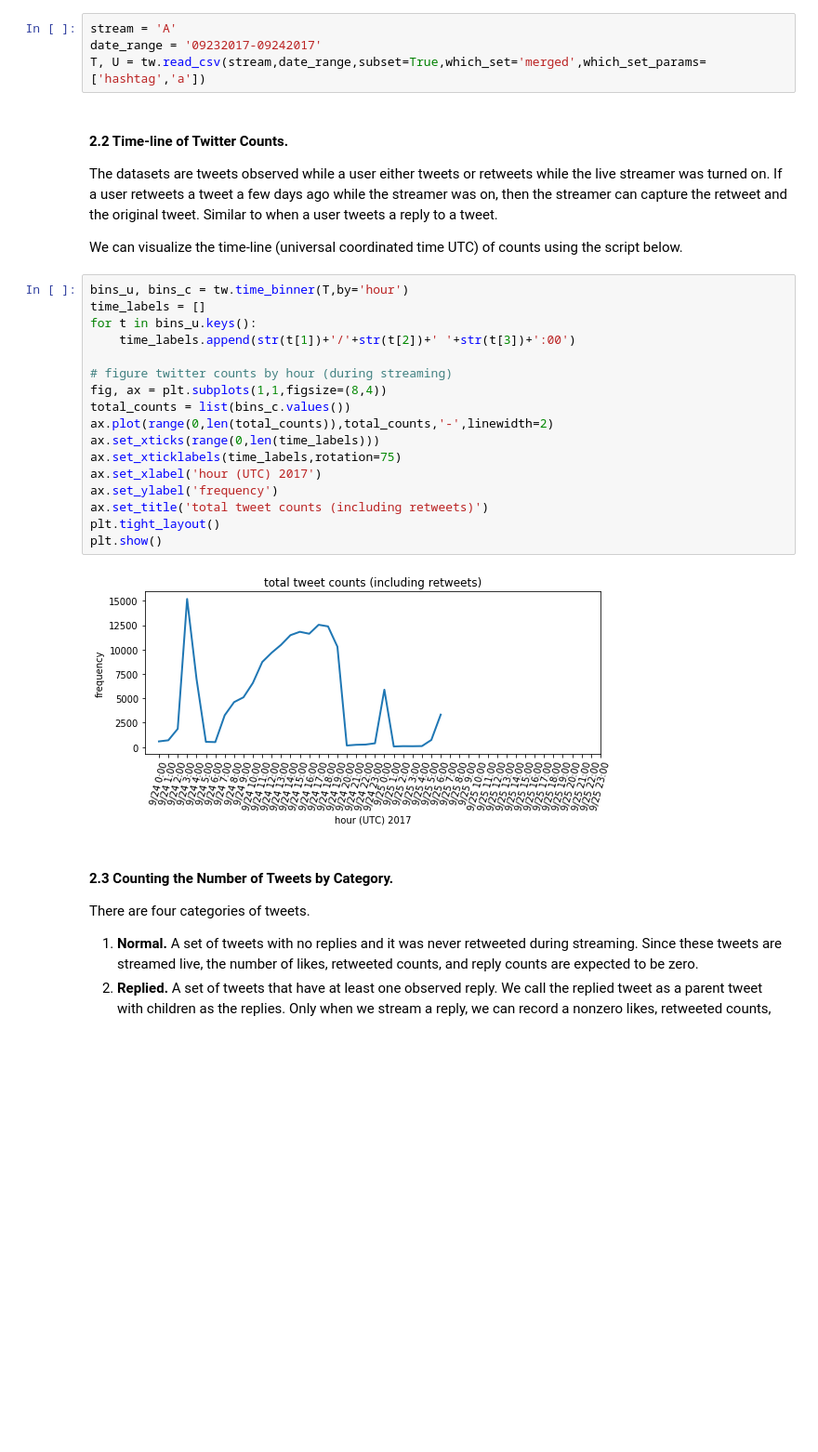
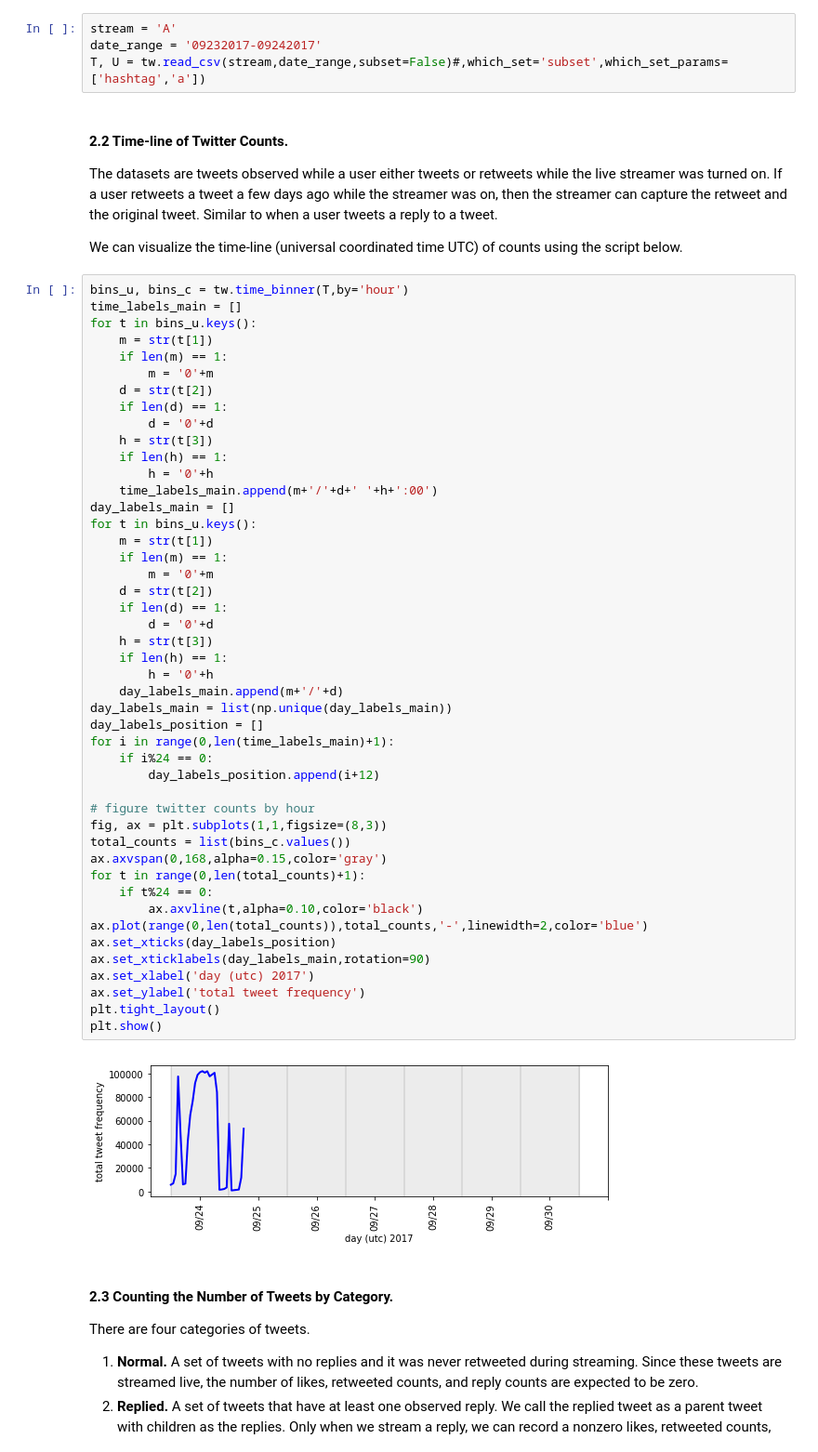
Before and after one commit to stressosaurus/raw-data-twitter-tweets-stream, a Jupyter notebook: INSTRUCTIONS.ipynb, the cells around one changed output. Shown: that part at 93% size. Saved outputs shown, nothing was run; the diff lists cells and outputs as text; blank space fills up the shorter version.

```diff
--- a/INSTRUCTIONS.ipynb
+++ b/INSTRUCTIONS.ipynb
@@ -96,7 +88,7 @@ As an example, we use the subset tweets taken from 09/23/2017-09/24/2017 (PST) [
 # %%
 stream = 'A'
 date_range = '09232017-09242017'
-T, U = tw.read_csv(stream,date_range,subset=True,which_set='merged',which_set_params=['hashtag','a'])
+T, U = tw.read_csv(stream,date_range,subset=False)#,which_set='subset',which_set_params=['hashtag','a'])
 # %% [markdown]
 #### 2.2 Time-line of Twitter Counts.
 
@@ -105,23 +97,52 @@ The datasets are tweets observed while a user either tweets or retweets while th
 We can visualize the time-line (universal coordinated time UTC) of counts using the script below.
 # %%
 bins_u, bins_c = tw.time_binner(T,by='hour')
-time_labels = []
+time_labels_main = []
 for t in bins_u.keys():
-    time_labels.append(str(t[1])+'/'+str(t[2])+' '+str(t[3])+':00')
+    m = str(t[1])
+    if len(m) == 1:
+        m = '0'+m
+    d = str(t[2])
+    if len(d) == 1:
+        d = '0'+d
+    h = str(t[3])
+    if len(h) == 1:
+        h = '0'+h
+    time_labels_main.append(m+'/'+d+' '+h+':00')
+day_labels_main = []
+for t in bins_u.keys():
+    m = str(t[1])
+    if len(m) == 1:
+        m = '0'+m
+    d = str(t[2])
+    if len(d) == 1:
+        d = '0'+d
+    h = str(t[3])
+    if len(h) == 1:
+        h = '0'+h
+    day_labels_main.append(m+'/'+d)
+day_labels_main = list(np.unique(day_labels_main))
+day_labels_position = []
+for i in range(0,len(time_labels_main)+1):
+    if i%24 == 0:
+        day_labels_position.append(i+12)
 
-# figure twitter counts by hour (during streaming)
-fig, ax = plt.subplots(1,1,figsize=(8,4))
+# figure twitter counts by hour
+fig, ax = plt.subplots(1,1,figsize=(8,3))
 total_counts = list(bins_c.values())
-ax.plot(range(0,len(total_counts)),total_counts,'-',linewidth=2)
-ax.set_xticks(range(0,len(time_labels)))
-ax.set_xticklabels(time_labels,rotation=75)
-ax.set_xlabel('hour (UTC) 2017')
-ax.set_ylabel('frequency')
-ax.set_title('total tweet counts (including retweets)')
+ax.axvspan(0,168,alpha=0.15,color='gray')
+for t in range(0,len(total_counts)+1):
+    if t%24 == 0:
+        ax.axvline(t,alpha=0.10,color='black')
+ax.plot(range(0,len(total_counts)),total_counts,'-',linewidth=2,color='blue')
+ax.set_xticks(day_labels_position)
+ax.set_xticklabels(day_labels_main,rotation=90)
+ax.set_xlabel('day (utc) 2017')
+ax.set_ylabel('total tweet frequency')
 plt.tight_layout()
 plt.show()
 # %% [output]
-[figure, old version]
+[figure, new version]
 # %% [markdown]
 #### 2.3 Counting the Number of Tweets by Category.
 
```
Also changed, not shown: parts of 1 cell of this notebook, 20 other files.
